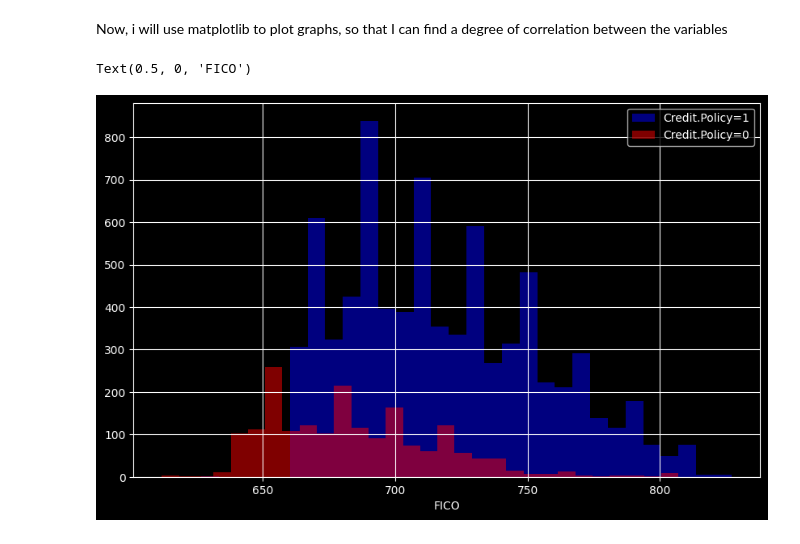
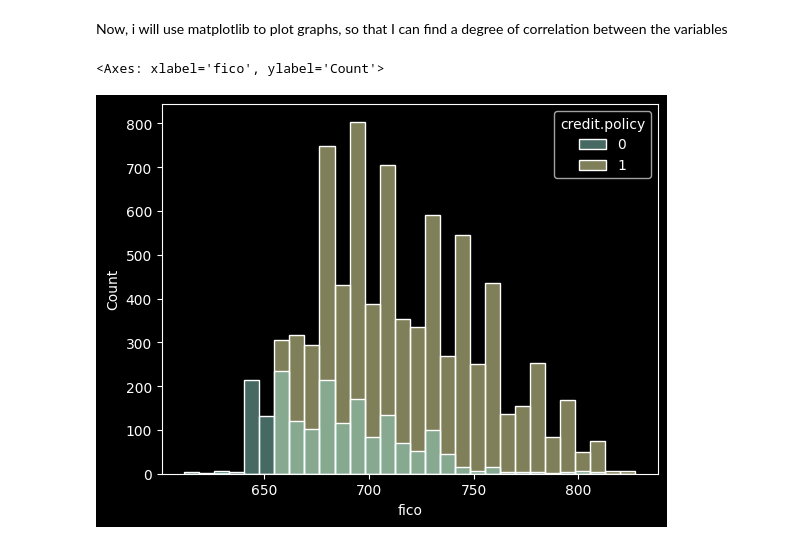
Before and after one commit to pedro-nunesm/Random-Forests-Model-x-Decision-Tree-Classifier-on-LendingClub-Dataset, a Jupyter notebook: index.ipynb, the cells around one changed output. Cells and saved outputs as stored; diff of their text form; code cells hidden in the pictures.

Commit message:
Plot Graphs

```diff
--- a/index.ipynb
+++ b/index.ipynb
@@ -58,15 +58,9 @@ loans.describe()
 | max | 1.000000 | 0.216400 | 940.140000 | 14.528354 | 29.960000 | 827.000000 | 17639.958330 | 1.207359e+06 | ... |
 # %% [markdown]
 Now, i will use matplotlib to plot graphs, so that I can find a degree of correlation between the variables
-# %%
-plt.figure(figsize=(10,6))
-loans[loans['credit.policy']==1]['fico'].hist(alpha=0.5,color='blue',
-                                              bins=30,label='Credit.Policy=1')
-
-loans[loans['credit.policy']==0]['fico'].hist(alpha=0.5,color='red',
-                                              bins=30,label='Credit.Policy=0')
-plt.legend()
-plt.xlabel('FICO')
-# %% [output]
-Text(0.5, 0, 'FICO')
-[figure, removed]
+# %%
+#I will create a histogram using two FICO distributiions (Credit Policy = 1 ; Credit Policy = 0)
+sns.histplot(data=loans, x="fico", hue="credit.policy", bins=30)
+# %% [output]
+<Axes: xlabel='fico', ylabel='Count'>
+[figure, added]
```
Also changed, not shown: parts of 4 cells of this notebook.
